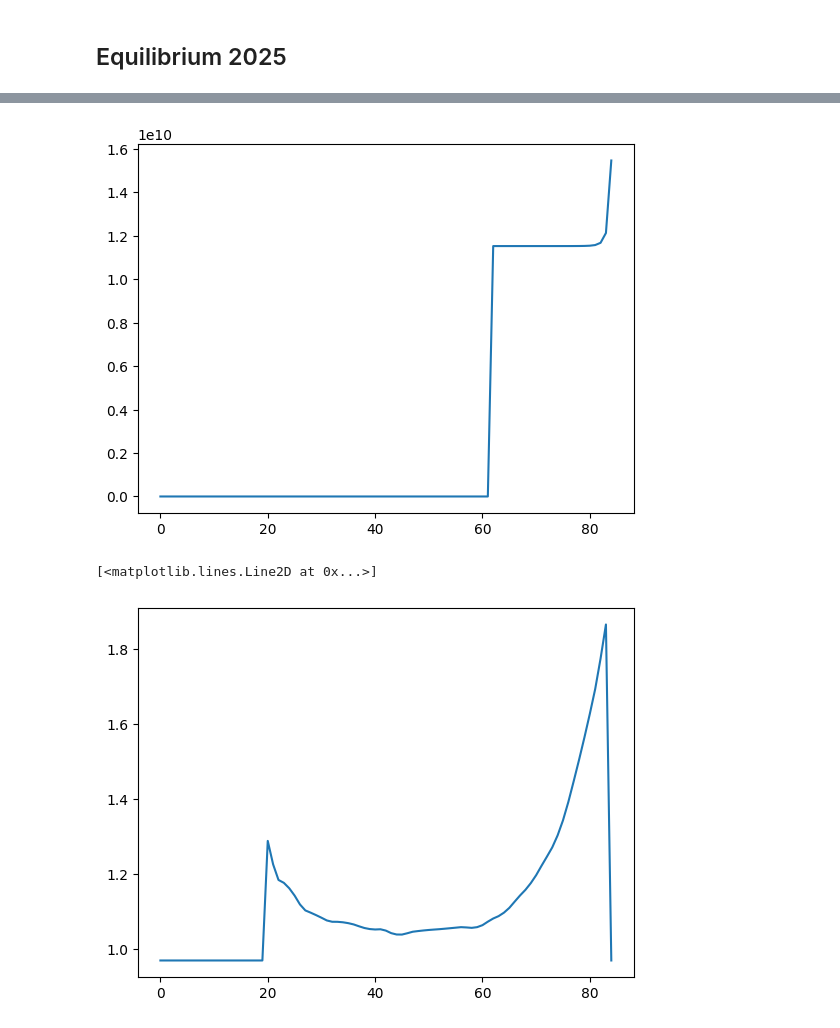
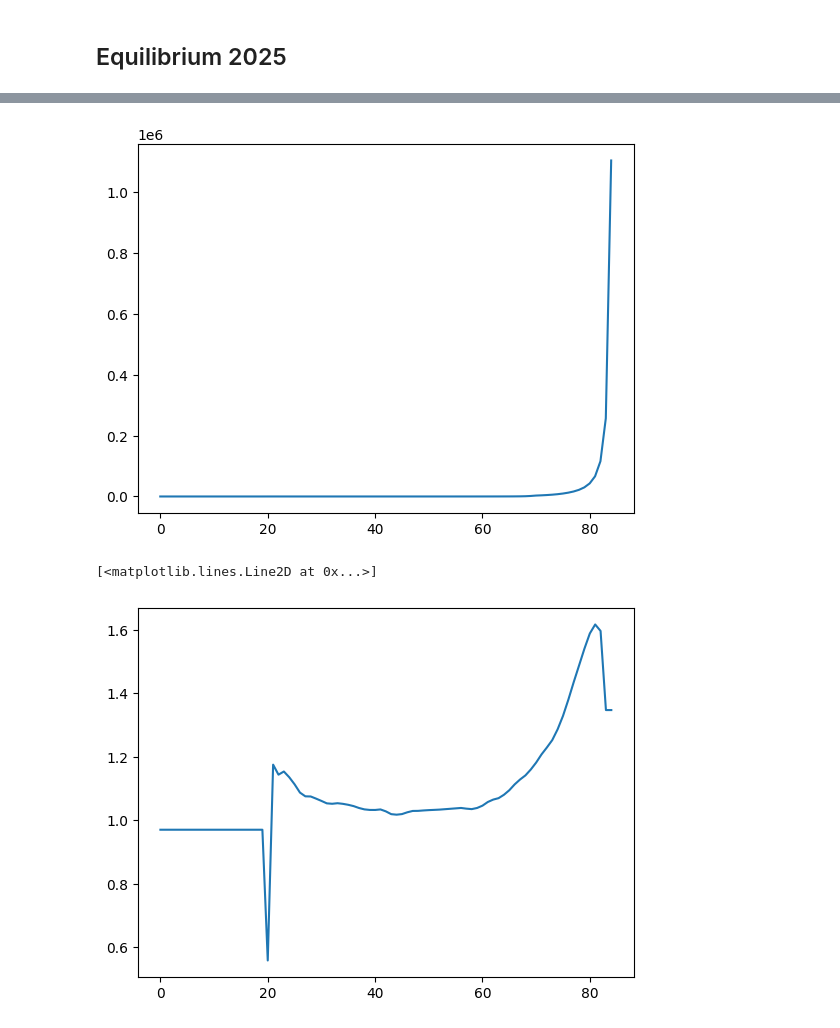
Before and after one commit to Gandolier/Cost_of_ageing_OLG, a Jupyter notebook: Interface (via Notebooks)/Tests.ipynb, the cells around one changed output, grey strips where cells are left out. Drawn from its saved outputs; the diff is of its cells as text; code cells hidden in the pictures.

```diff
--- a/Interface (via Notebooks)/Tests.ipynb
+++ b/Interface (via Notebooks)/Tests.ipynb
@@ -178,4 +151,7 @@ np.float64(0.018860661425129505)
 # %%
+from Calibration.Labour_func import update_chi_from_foc
+
+
 year = 2025
 g_n = omega.loc[year].sum() / omega.loc[year-1].sum() - 1
 S = 85
@@ -202,45 +178,53 @@ params = {
     'ltilde': 1.,
     'b_ellip': .4309,
     'upsilon': 1.7648,
-    'h': 0.0,
+    'h': 0.4,
     #'c_min_wage_share': 0.0,
     'c_min': c_min,
-    'chi_s': chi_s#_cal,
 }
 # Normalizing population to 1 for convenience
-pop_base = omega.iloc[:, :].sum(axis=1)
+pop_base = omega.iloc[:, :S].sum(axis=1)
 omega_norm = omega.div(pop_base, axis=0)
 I_norm = I.div(pop_base, axis=0)
+rho_norm = rho.loc[year].values[:S]
+rho_norm[-1] = 1.
 
 vectors = {
     'omega': omega_norm.loc[year][:-1].values[:S],
-    'rho': rho.loc[year].values[:S],
+    'rho': rho_norm,
     'i_rate': i[:-1].values[:S],
     'I_total': I_norm.loc[year].values,
 }
 
 solver_params = {
-    'r_guess': 0.02,
-    'BQ_guess': 4.,
+    'r_guess': 0.1,
+    'BQ_guess': .5,
     'tax_guess': .22,
     'policy_mode': 'fix_tax',
     'tax_type': 'tau_l',
-    'xi': 0.3,
+    'xi': 0.2,
     'tol': 1e-2,
-    'max_iter': 10000,
+    'max_iter': 500,
     'debug': False
 }
+params['beta_s'] = update_beta_from_euler(c_target[:S], solver_params['r_guess'], vectors['rho'], params)
+params['chi_s'] = update_chi_from_foc(c_target[:S], 2., .22, n_target[:S], vectors['rho'], params)
 
 reimport()
-chi_s_cal, beta_s_cal, ss_results = calibrate_chi_beta(
+chi_s_cal, beta_s_cal, ss = calibrate_chi_beta_nested(
     params=params,
     vectors=vectors,
     n_target=n_target[:S],
     c_target=c_target[:S],
-    max_iter=50,
-    tol=1e-2,
-    xi_chi=.2,
-    xi_beta=.2,
+    n_cycles=50,
+    chi_per_beta=3,
+    xi_chi=0.8,
+    xi_beta=0.25,
+    chi_tol=1e-3,
+    beta_tol=1e-2,
     ss_solve_kwargs=solver_params,
+    ky_max=8.0,
+    r_floor=-0.02,
+    verbose=True,
 )
 # %% [output]
@@ -264,7 +249,7 @@ Outer iter 19: dchi=1.000e+00, dbeta=1.707e-02, r=0.0818, w=2.1277
 # %%
 print(ss_results)
 plt.plot(ss_results['n_vec'], c='r')
-plt.bar(range(1, 101), n_target)
+plt.bar(range(0, 100), n_target)
 plt.show()
 
 fig, ax1 = plt.subplots(figsize=[6,5])
@@ -302,5 +287,5 @@ plt.plot(beta_s_cal)
 [figure]
 [figure]
-[figure, old version]
+[figure, new version]
 [<matplotlib.lines.Line2D at 0x...>]
-[figure, old version]
+[figure, new version]
```
Also changed, not shown: parts of 6 cells of this notebook, 1 other file.
